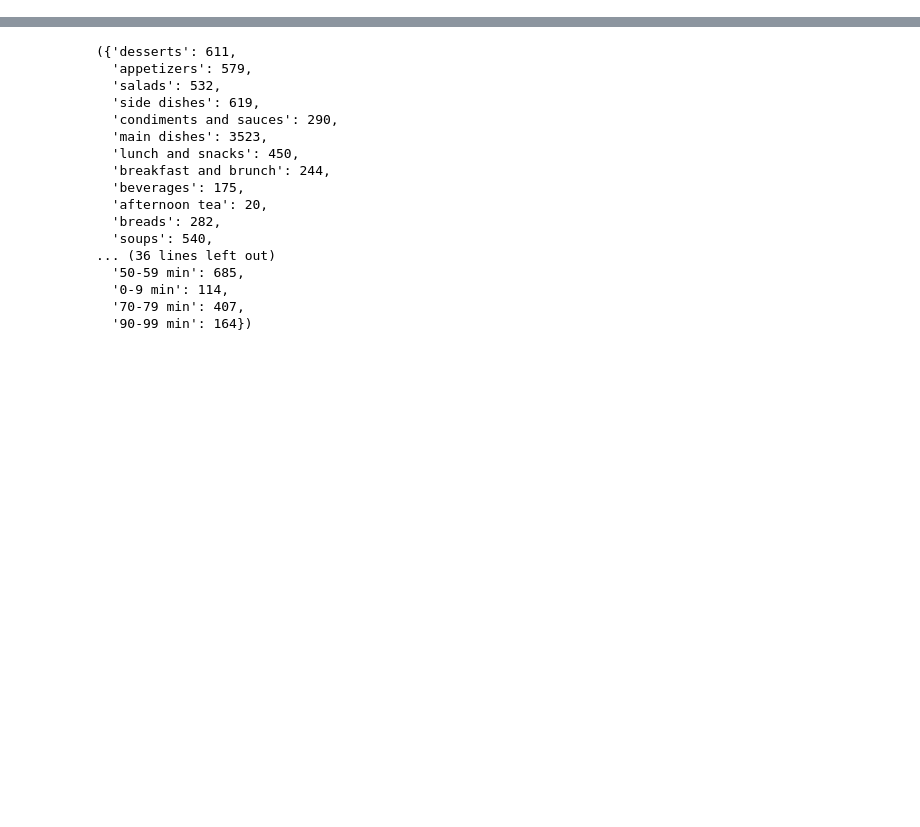
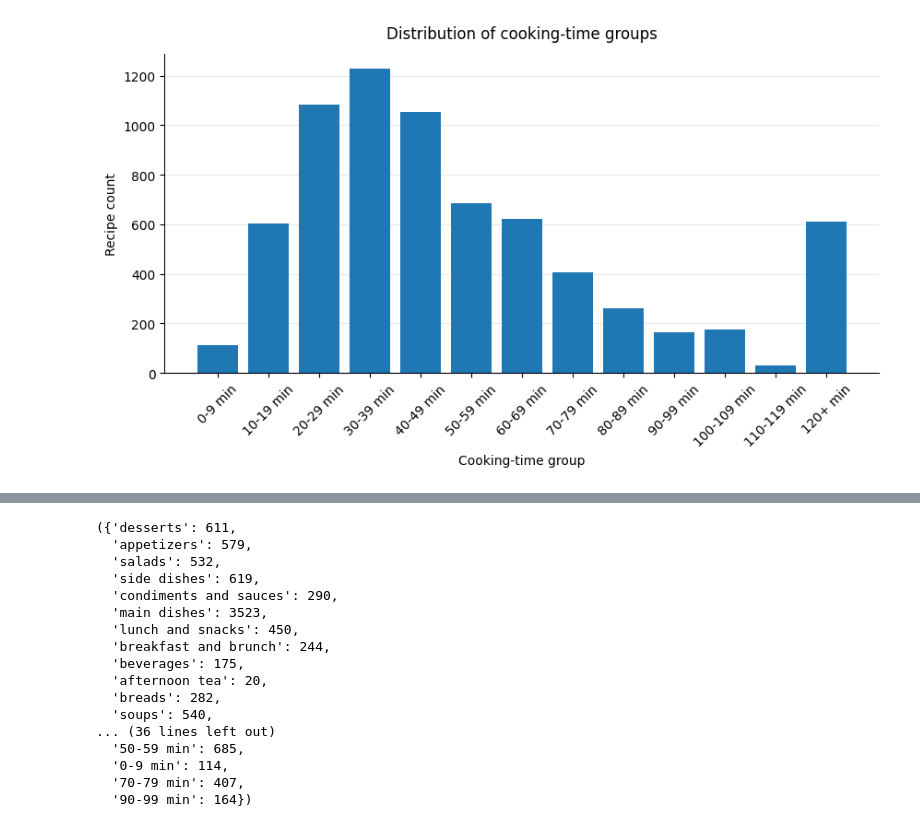
Before and after one commit to gvgbn/vos-proj-eda, a Jupyter notebook: data_retrieval.ipynb, the cells around one changed output, grey strips where cells are left out. Cells and saved outputs as stored; diff of their text form; code cells hidden in the pictures; blank space fills up the shorter version.

```diff
--- a/data_retrieval.ipynb
+++ b/data_retrieval.ipynb
@@ -67,0 +120,13 @@ cuisine_df.loc[cuisine_df["id"] == "Banana_caramel-Milk-Shake-My-Recipes", :]
+# %%
+def time_group_order(group_minutes: int = 10, max_minutes: int = 120) -> list[str]:
+    return [f"{start}-{start + group_minutes - 1} min" for start in range(0, max_minutes, group_minutes)] + [f"{max_minutes}+ min"]
+
+time_counts = cuisine_df["time_group"].value_counts().reindex(time_group_order(), fill_value=0)
+
+fig, ax = plt.subplots(figsize=(10, 4.5))
+ax.bar(time_counts.index.astype(str), time_counts.values)
+clean_axis(ax, "Distribution of cooking-time groups", "Cooking-time group", "Recipe count")
+ax.tick_params(axis="x", rotation=45)
+plt.show()
+# %% [output]
+[figure, added]
```
Also changed, not shown: parts of 15 cells of this notebook.
